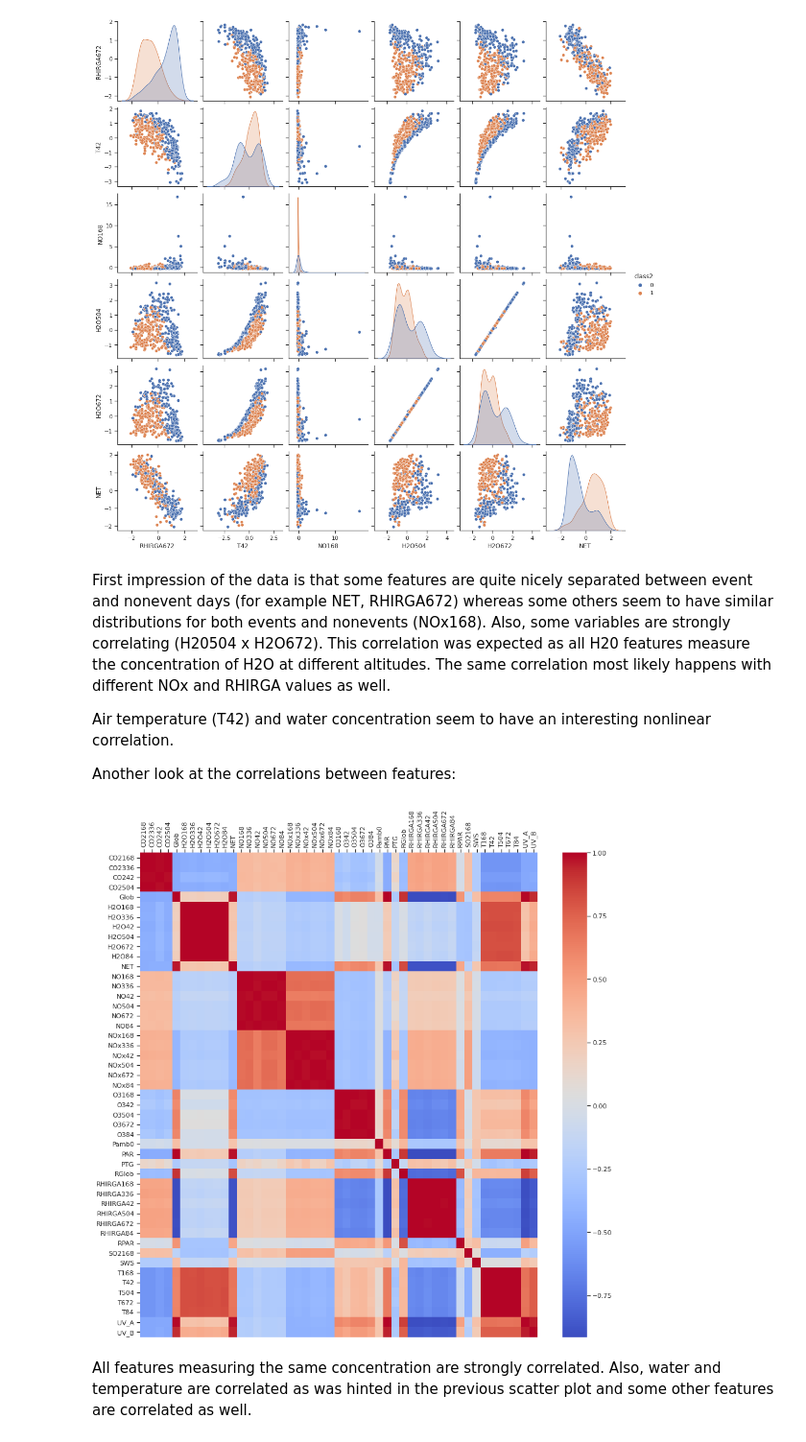
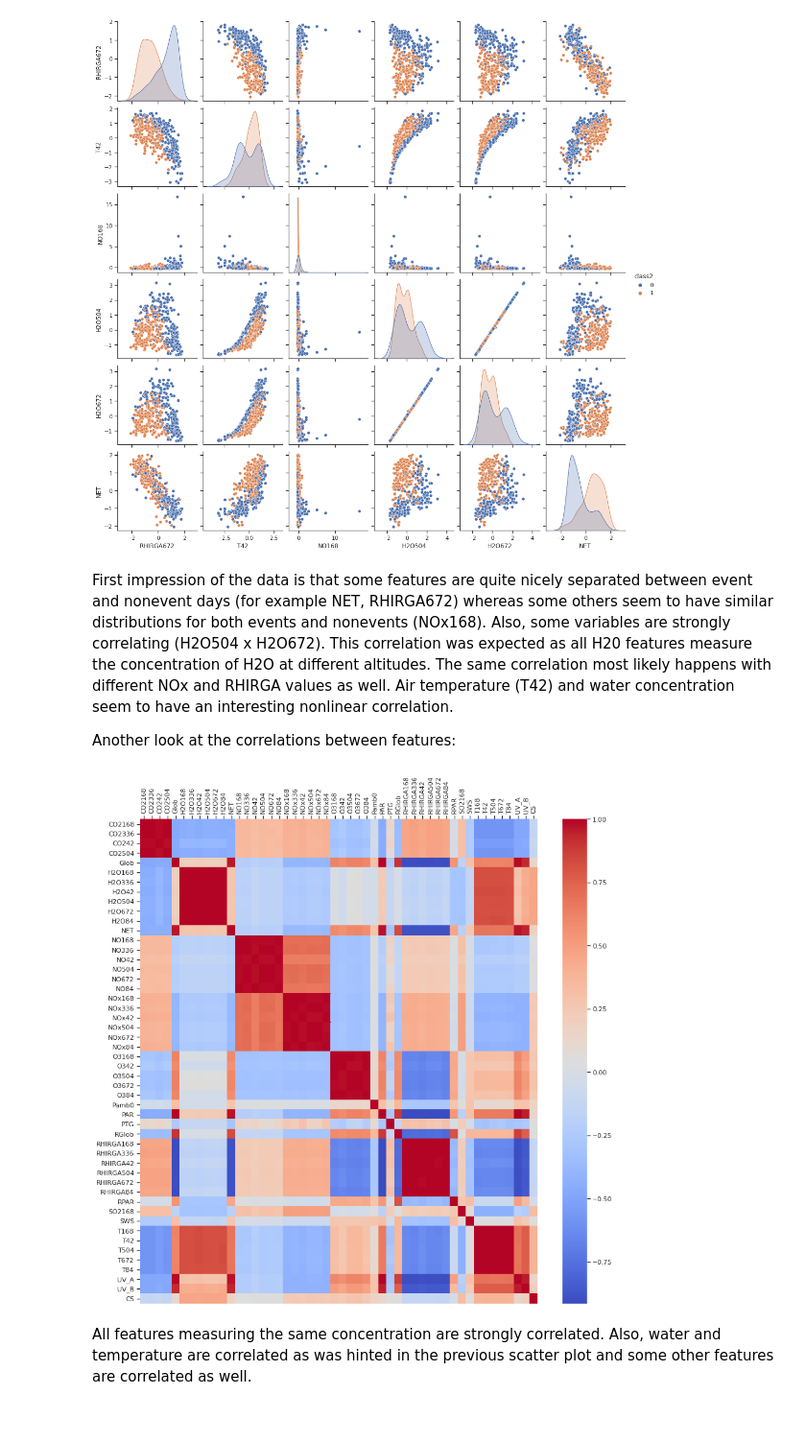
Before and after one commit to vkopio/iml-term-project, a Jupyter notebook: final_report.ipynb, the cells around one changed output. Shown at 96% size. Drawn from its saved outputs; the diff is of its cells as text; code cells hidden in the pictures.

Commit message:
Finalize data exploration part.

```diff
--- a/final_report.ipynb
+++ b/final_report.ipynb
@@ -13,6 +13,7 @@ import sklearn
 import sklearn.feature_selection
 import sklearn.metrics as sm
 
+from IPython.display import Markdown, display
 from sklearn import datasets
 from sklearn.cluster import KMeans
 from sklearn.decomposition import PCA
@@ -27,7 +28,13 @@ from sklearn.svm import SVC
 
 npf_train = pd.read_csv("data/npf_train.csv")
 
+def is_event(row):
+    return 0 if row['class4'] == 'nonevent' else 1
+
 def preprocess(npf):
+    training_labels = pd.DataFrame(npf['class4'])
+    training_labels['class2'] = training_labels.apply(lambda row: is_event(row), axis=1)
+
     data = npf.drop(['date', 'id', 'partlybad', 'class4'], axis=1)
     data = data.drop([column for column in npf.columns if 'std' in column], axis=1)
 
@@ -37,12 +44,7 @@ def preprocess(npf):
     normalized_data = scale(data)
 
     training_data = pd.DataFrame(normalized_data, columns=data_columns)
-    training_labels = pd.DataFrame()
-
-    training_labels['class4'] = npf['class4']
-    training_labels['class2'] = [0 if x == 'nonevent' else 1 for x in npf['class4']]
 
     return training_data, training_labels
 
 training_data, training_labels = preprocess(npf_train)
-training_labels.describe()
@@ -91,20 +130,18 @@ sns.pairplot(df_small, hue="class2")
 <seaborn.axisgrid.PairGrid at 0x...>
 [figure]
 # %% [markdown]
-First impression of the data is that some features are quite nicely separated between event and nonevent days (for example NET, RHIRGA672) whereas some others seem to have similar distributions for both events and nonevents (NOx168). Also, some variables are strongly correlating (H20504 x H2O672). This correlation was expected as all H20 features measure the concentration of H2O at different altitudes. The same correlation most likely happens with different NOx and RHIRGA values as well.
-
-Air temperature (T42) and water concentration seem to have an interesting nonlinear correlation.
+First impression of the data is that some features are quite nicely separated between event and nonevent days (for example NET, RHIRGA672) whereas some others seem to have similar distributions for both events and nonevents (NOx168). Also, some variables are strongly correlating (H2O504 x H2O672). This correlation was expected as all H20 features measure the concentration of H2O at different altitudes. The same correlation most likely happens with different NOx and RHIRGA values as well. Air temperature (T42) and water concentration seem to have an interesting nonlinear correlation.
 
 Another look at the correlations between features:
 # %%
-corr = X.corr()
+corr = training_data.corr()
 fig, ax = plt.subplots(figsize=(15,15))
 ax = sns.heatmap(corr, cmap="coolwarm")
 ax.xaxis.tick_top() # x axis on top
 plt.xticks(rotation=90)
 ax.xaxis.set_label_position('top')
 # %% [output]
-[figure, old version]
+[figure, new version]
 # %% [markdown]
 All features measuring the same concentration are strongly correlated. Also, water and temperature are correlated as was hinted in the previous scatter plot and some other features are correlated as well.
 # %% [markdown]
```
Also changed, not shown: parts of 11 cells of this notebook.
